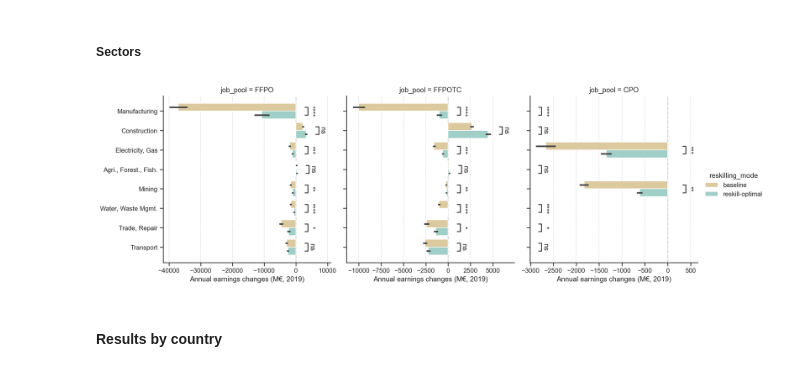
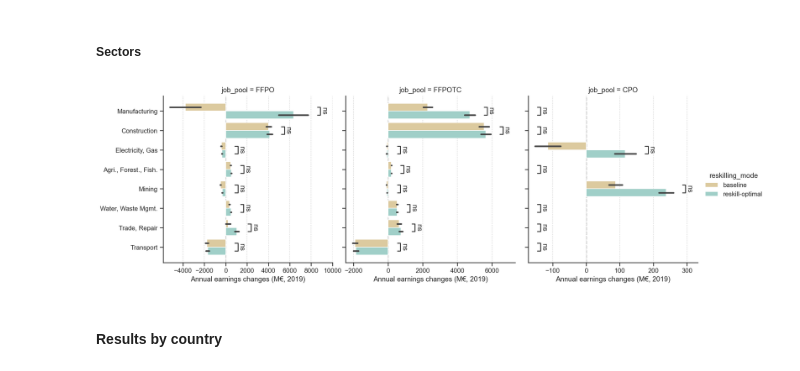
Before and after one commit to derpyninja/re4gt, a Jupyter notebook: notebooks/new/17-fz-comparison-reskilling-simulation-runs.ipynb, the cells around one changed output. Cells and saved outputs as stored; diff of their text form; code cells hidden in the pictures.

Commit message:
implemented model runs with empirical skill overlap thresholds

```diff
--- a/notebooks/new/17-fz-comparison-reskilling-simulation-runs.ipynb
+++ b/notebooks/new/17-fz-comparison-reskilling-simulation-runs.ipynb
@@ -64,7 +61,7 @@ Model setting combinations
 job_pools = ["coal", "brown_techchange", "brown"]
 
 # low (where does number come from?), percentile (q=0.96) and empirical (mean-sd at ISCO 4-digit) thresholds for transition viability
-thresholds = ["low"]  # ["low", "perc", "emp"]
+thresholds = ["viable-low"]  # ["low", "perc", "emp"]
 
 regional_constraints = ["regC", "no-regC"]
 
@@ -164,7 +161,7 @@ df_final_sectors = pd.concat(data_transformed_sectors)
 
 results_dict_in = {
     "region_by_country": df_regions,
-    "sector_by_country": df_final_sectors
+    "sector_by_country": df_final_sectors,
 }
 results_dict_out = {}
 
@@ -250,7 +248,9 @@ aggdict = {
 }
 # %%
 df_final_by_country = (
-    df_regions.groupby(["job_pool", "reskilling_mode", "regional_constraint", "COUNTRYW"])
+    df_regions.groupby(
+        ["job_pool", "reskilling_mode", "regional_constraint", "COUNTRYW"]
+    )
     .agg(aggdict)
     .reset_index()
 )
@@ -487,7 +510,16 @@ axes[0].set_ylabel("Job transition options (-)")
 # %% [markdown]
 ##### Sectors
 # %%
-sectors = ["Manufacturing", "Construction", "Electricity, Gas", "Agri., Forest., Fish.", "Mining", "Water, Waste Mgmt.", "Trade, Repair", "Transport"]
+sectors = [
+    "Manufacturing",
+    "Construction",
+    "Electricity, Gas",
+    "Agri., Forest., Fish.",
+    "Mining",
+    "Water, Waste Mgmt.",
+    "Trade, Repair",
+    "Transport",
+]
 
 pairs_sectors = []
 for sector in sectors:
@@ -779,14 +815,25 @@ plt.savefig(
 ##### Sectors
 # %%
 reskilling_modes = ["baseline", "reskill-optimal"]
-df = df_sectors.loc[df_sectors["paper_selection"] & df_sectors["reskilling_mode"].isin(reskilling_modes)]
+df = df_sectors.loc[
+    df_sectors["paper_selection"] & df_sectors["reskilling_mode"].isin(reskilling_modes)
+]
 
 y = "NACE1D_label_short"
 x = "earnings_delta_closest_switch_sum_mio"  # n_viable_transitions / "earnings_delta_closest_switch_sum_mio"
 hue = "reskilling_mode"
 col = "job_pool"
 
-order = ["Manufacturing", "Construction", "Electricity, Gas", "Agri., Forest., Fish.", "Mining", "Water, Waste Mgmt.", "Trade, Repair", "Transport"]
+order = [
+    "Manufacturing",
+    "Construction",
+    "Electricity, Gas",
+    "Agri., Forest., Fish.",
+    "Mining",
+    "Water, Waste Mgmt.",
+    "Trade, Repair",
+    "Transport",
+]
 col_order = ["FFPO", "FFPOTC", "CPO"]
 hue_order = [
     "baseline",
@@ -827,42 +874,35 @@ for i, ax in enumerate(axes):
     # styling
     ax.grid(linestyle=":", axis="x")
     ax.axvline(1, linestyle="--", color="lightgrey", zorder=0)
     ax.set_ylabel(None)
     ax.set_xlabel("Annual earnings changes (M€, 2019)")
 
     # test statistic
     annotator = Annotator(
-        ax=ax,
-        pairs=pairs_sectors,
-        data=df,
-        x=x,
-        y=y,
-        order=order,
-        hue=hue,
-        orient="h"
+        ax=ax, pairs=pairs_sectors, data=df, x=x, y=y, order=order, hue=hue, orient="h"
     )
     annotator.configure(
         alpha=alpha,
         test=test,
         comparisons_correction=comparisons_correction,
         text_format="star",
         loc=loc,
         show_test_name=show_test_name,
         verbose=verbose,
     )
     annotator.apply_and_annotate()
 
 plt.savefig(
     os.path.join(
         useful_paths.figure_dir,
         "reskilling_final_thresh-{}".format(threshold),
         "model_run_comparison_income_by_sector_{kind}.png".format(kind=kind),
     ),
     bbox_inches="tight",
     dpi=300,
 )
 # %% [output]
-[figure, old version]
+[figure, new version]
 # %% [markdown]
 #### Results by country
 # %%
```
Also changed, not shown: parts of 19 cells of this notebook, 8 other files.
